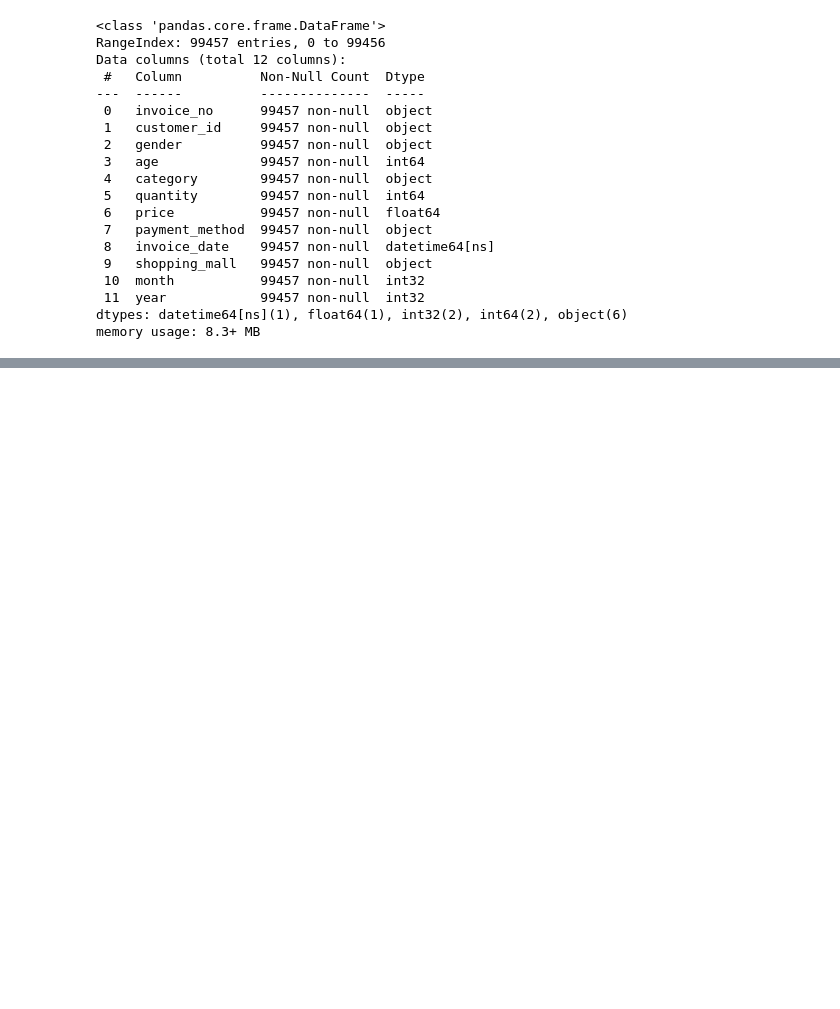
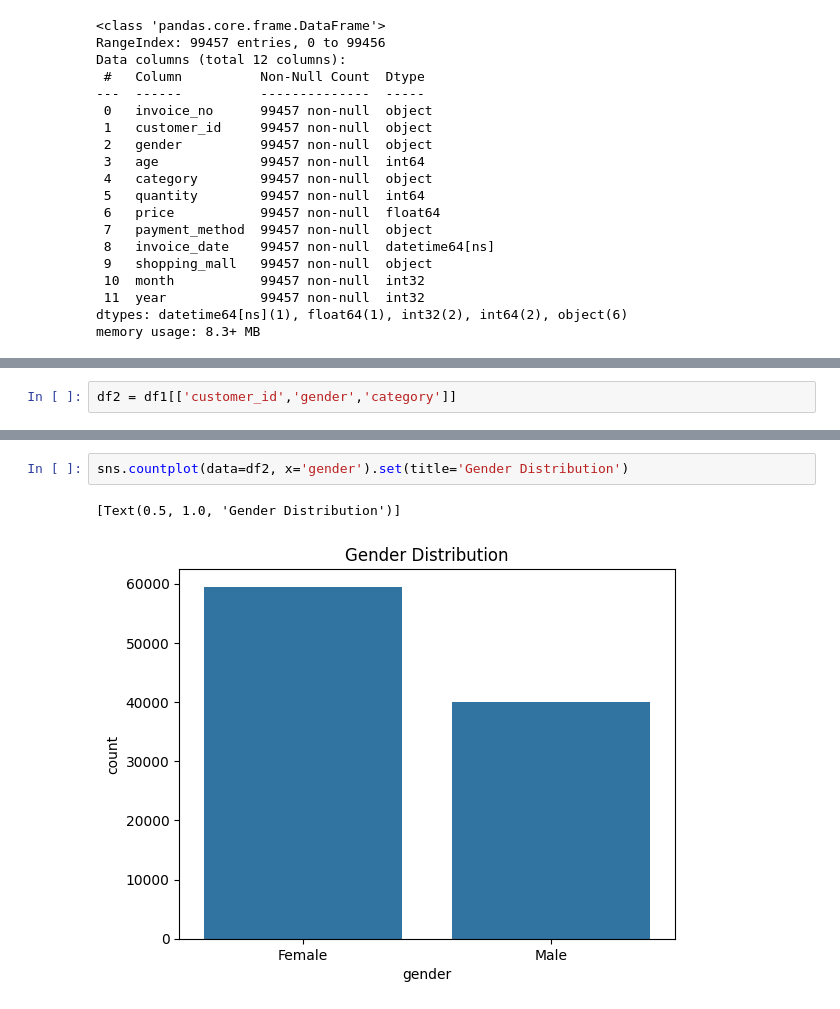
Before and after one commit to Maxterjs99/retail-project, a Jupyter notebook: retail.ipynb, the cells around one changed output, grey strips where cells are left out. Saved outputs shown, nothing was run; the diff lists cells and outputs as text; blank space fills up the shorter version.

Commit message:
graphic of gender distribution -  Qn1

```diff
--- a/retail.ipynb
+++ b/retail.ipynb
@@ -124,0 +128,2 @@ memory usage: 8.3+ MB
+# %%
+df2 = df1[['customer_id','gender','category']]
@@ -124,0 +148,5 @@ memory usage: 8.3+ MB
+# %%
+sns.countplot(data=df2, x='gender').set(title='Gender Distribution')
+# %% [output]
+[Text(0.5, 1.0, 'Gender Distribution')]
+[figure, added]
```
Also changed, not shown: parts of 5 cells of this notebook.
